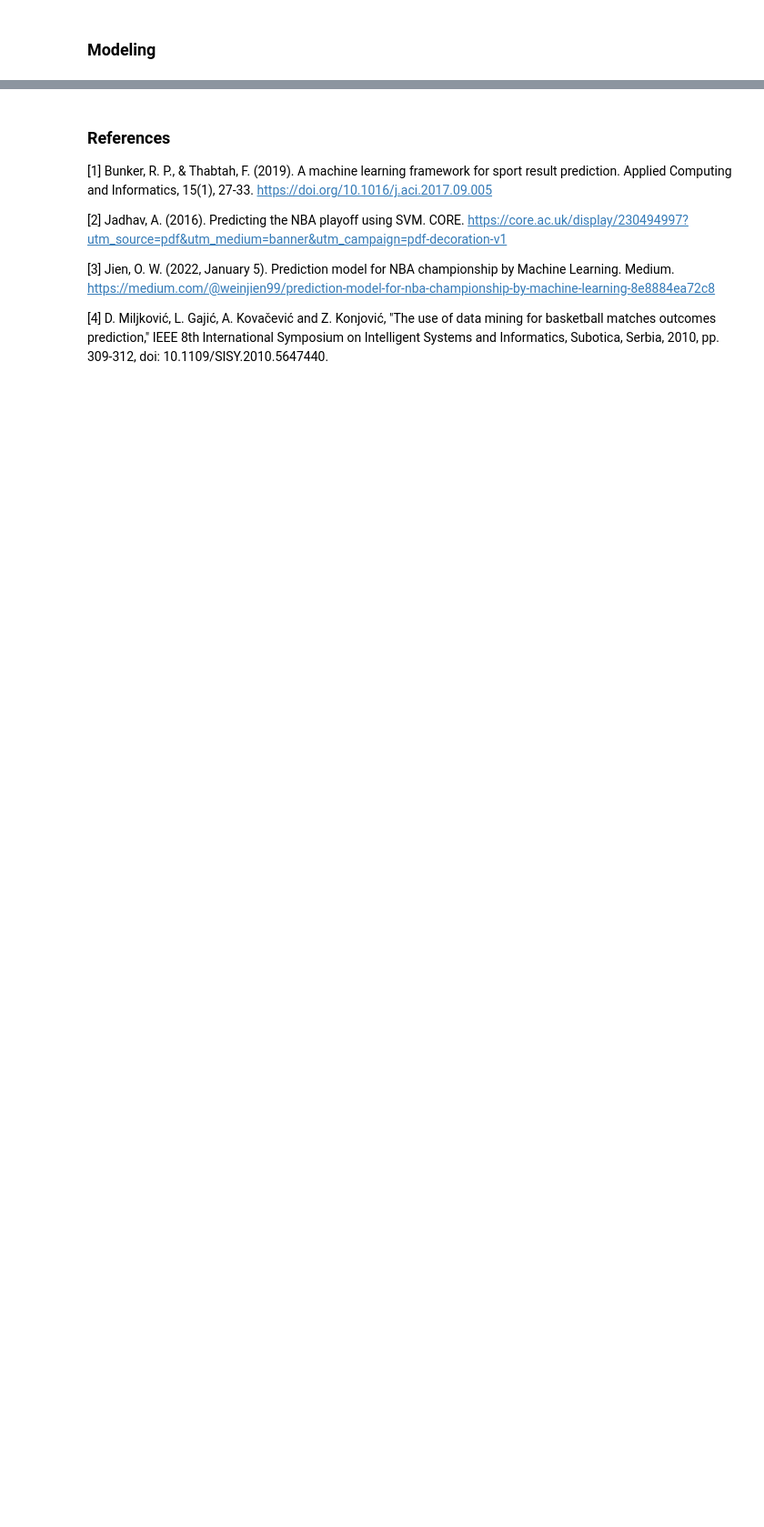
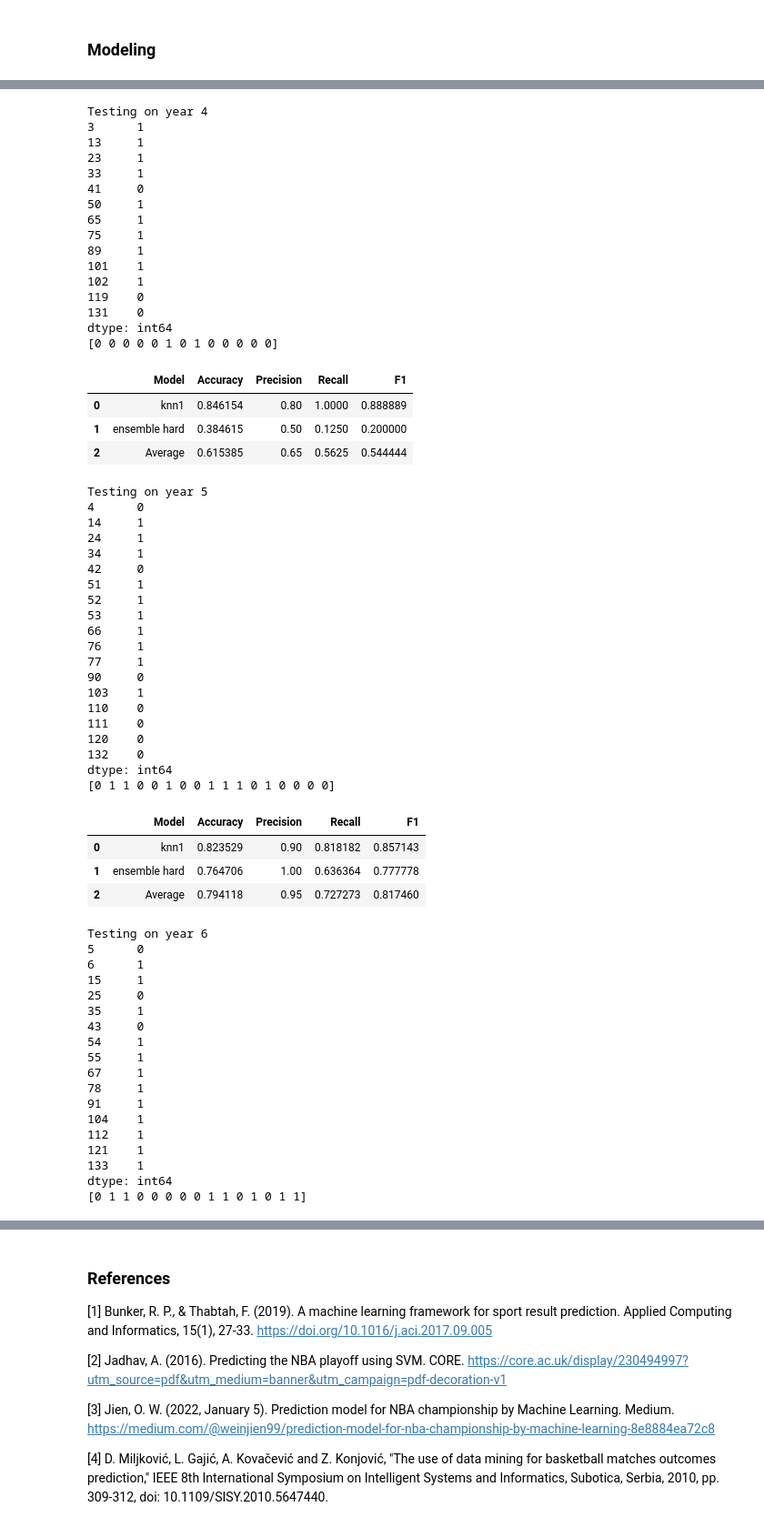
Before and after one commit to MartimHenriques/feup-machine-learning, a Jupyter notebook: src/pipeline.ipynb, the cells around one changed output, grey strips where cells are left out. Shown at 91% size. Cells and saved outputs as stored; diff of their text form; code cells hidden in the pictures; blank space fills up the shorter version.

Commit message:
added knn ensemble (all models improved is still better)

```diff
--- a/src/pipeline.ipynb
+++ b/src/pipeline.ipynb
@@ -372 +512,78 @@ Testing on year 9
 ... (3 outputs left out)
+# %%
+knn_models = dict()
+knn_models['knn1'] = KNeighborsClassifier(**KNN_grid)
+
+knn_models['ensemble hard'] = ens.VotingClassifier(estimators=list(knn_models.items()), voting='hard')
+
+ensemble_score = pd.DataFrame(columns=['year', 'Accuracy', 'Precision', 'Recall', 'F1'])
+
+for i in range(4, 11):
+    r = testDf(i,knn_models,display_results=True)
+    ensemble_score.loc[len(ensemble_score)] = [str(i)] + (r.iloc[-1]).tolist()[1:]
+
+ensemble_score.loc[len(ensemble_score)] = ["Average"] + ensemble_score.mean(axis=0, numeric_only=True).tolist()
+display(ensemble_score)
+# %% [output]
+Testing on year 4
+3      1
+13     1
+23     1
+33     1
+41     0
+50     1
+65     1
+75     1
+89     1
+101    1
+102    1
+119    0
+131    0
+dtype: int64
+[0 0 0 0 0 1 0 1 0 0 0 0 0]
+|  | Model | Accuracy | Precision | Recall | F1 |
+| 0 | knn1 | 0.846154 | 0.80 | 1.0000 | 0.888889 |
+| 1 | ensemble hard | 0.384615 | 0.50 | 0.1250 | 0.200000 |
+| 2 | Average | 0.615385 | 0.65 | 0.5625 | 0.544444 |
+Testing on year 5
+4      0
+14     1
+24     1
+34     1
+42     0
+51     1
+52     1
+53     1
+66     1
+76     1
+77     1
+90     0
+103    1
+110    0
+111    0
+120    0
+132    0
+dtype: int64
+[0 1 1 0 0 1 0 0 1 1 1 0 1 0 0 0 0]
+|  | Model | Accuracy | Precision | Recall | F1 |
+| 0 | knn1 | 0.823529 | 0.90 | 0.818182 | 0.857143 |
+| 1 | ensemble hard | 0.764706 | 1.00 | 0.636364 | 0.777778 |
+| 2 | Average | 0.794118 | 0.95 | 0.727273 | 0.817460 |
+Testing on year 6
+5      0
+6      1
+15     1
+25     0
+35     1
+43     0
+54     1
+55     1
+67     1
+78     1
+91     1
+104    1
+112    1
+121    1
+133    1
+dtype: int64
+[0 1 1 0 0 0 0 0 1 1 0 1 0 1 1]
```
Also changed, not shown: parts of 8 cells of this notebook.
